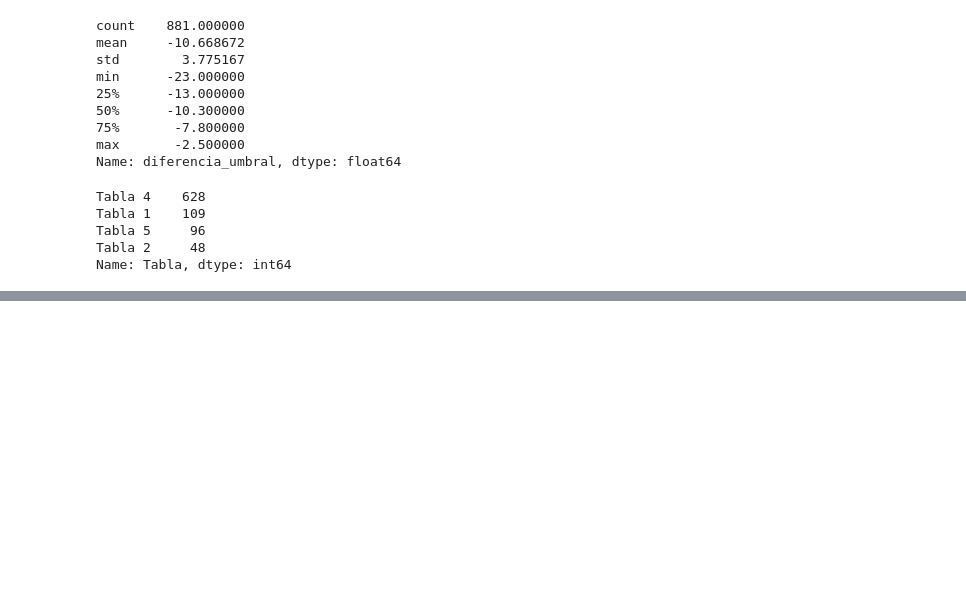
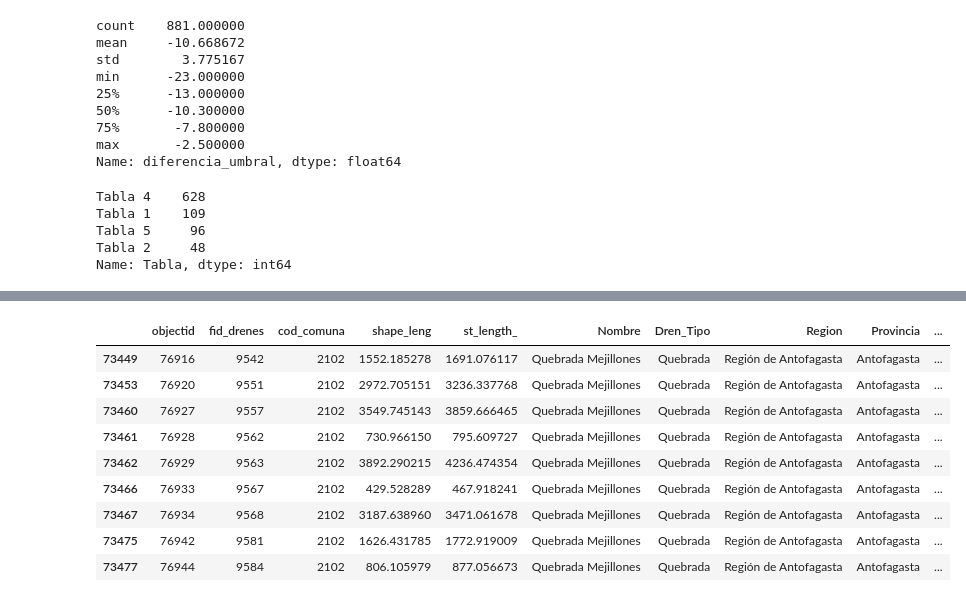
Before and after one commit to maticlein/proyectoCurso-vinf, a Jupyter notebook: ensayo_explicativo.ipynb, the cells around one changed output, grey strips where cells are left out. Saved outputs shown, nothing was run; the diff lists cells and outputs as text; code cells hidden in the pictures; blank space fills up the shorter version.

```diff
--- a/ensayo_explicativo.ipynb
+++ b/ensayo_explicativo.ipynb
@@ -260,0 +386,4 @@ Name: Tabla, dtype: int64
+# %%
+df_aguas2 = gpd.read_file("./data/Red_Hidrografica/Red_Hidrografica.shp")
+df_aguas2 = df_aguas2[~df_aguas2["Nombre"].isnull()]
+df_aguas2.head()
@@ -260,0 +412,13 @@ Name: Tabla, dtype: int64
+# %%
+df_aguas2[df_aguas2["Nombre"].str.contains("Mejillones")]
+# %% [output]
+|  | objectid | fid_drenes | cod_comuna | shape_leng | st_length_ | Nombre | Dren_Tipo | Region | Provincia | ... |
+| 73449 | 76916 | 9542 | 2102 | 1552.185278 | 1691.076117 | Quebrada Mejillones | Quebrada | Región de Antofagasta | Antofagasta | ... |
+| 73453 | 76920 | 9551 | 2102 | 2972.705151 | 3236.337768 | Quebrada Mejillones | Quebrada | Región de Antofagasta | Antofagasta | ... |
+| 73460 | 76927 | 9557 | 2102 | 3549.745143 | 3859.666465 | Quebrada Mejillones | Quebrada | Región de Antofagasta | Antofagasta | ... |
+| 73461 | 76928 | 9562 | 2102 | 730.966150 | 795.609727 | Quebrada Mejillones | Quebrada | Región de Antofagasta | Antofagasta | ... |
+| 73462 | 76929 | 9563 | 2102 | 3892.290215 | 4236.474354 | Quebrada Mejillones | Quebrada | Región de Antofagasta | Antofagasta | ... |
+| 73466 | 76933 | 9567 | 2102 | 429.528289 | 467.918241 | Quebrada Mejillones | Quebrada | Región de Antofagasta | Antofagasta | ... |
+| 73467 | 76934 | 9568 | 2102 | 3187.638960 | 3471.061678 | Quebrada Mejillones | Quebrada | Región de Antofagasta | Antofagasta | ... |
+| 73475 | 76942 | 9581 | 2102 | 1626.431785 | 1772.919009 | Quebrada Mejillones | Quebrada | Región de Antofagasta | Antofagasta | ... |
+| 73477 | 76944 | 9584 | 2102 | 806.105979 | 877.056673 | Quebrada Mejillones | Quebrada | Región de Antofagasta | Antofagasta | ... |
```
Also changed, not shown: parts of 19 cells of this notebook.
